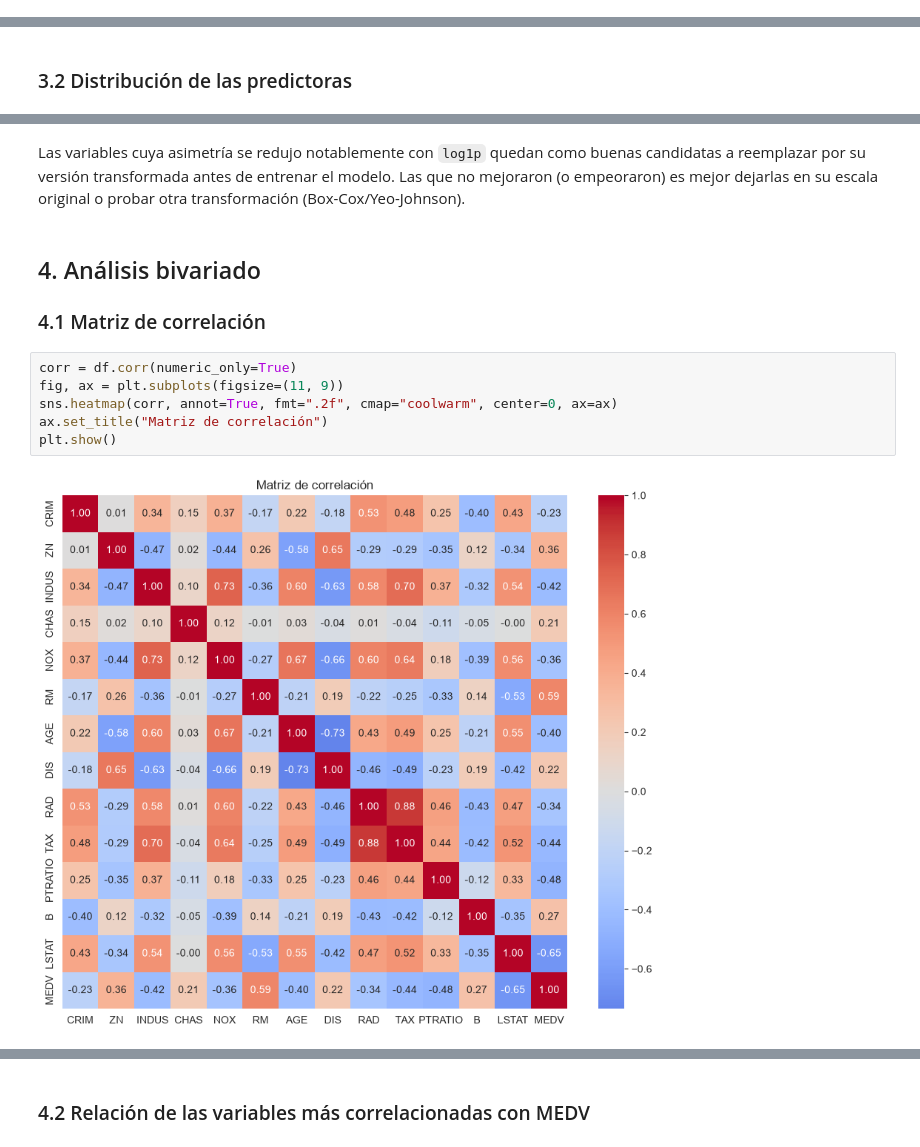
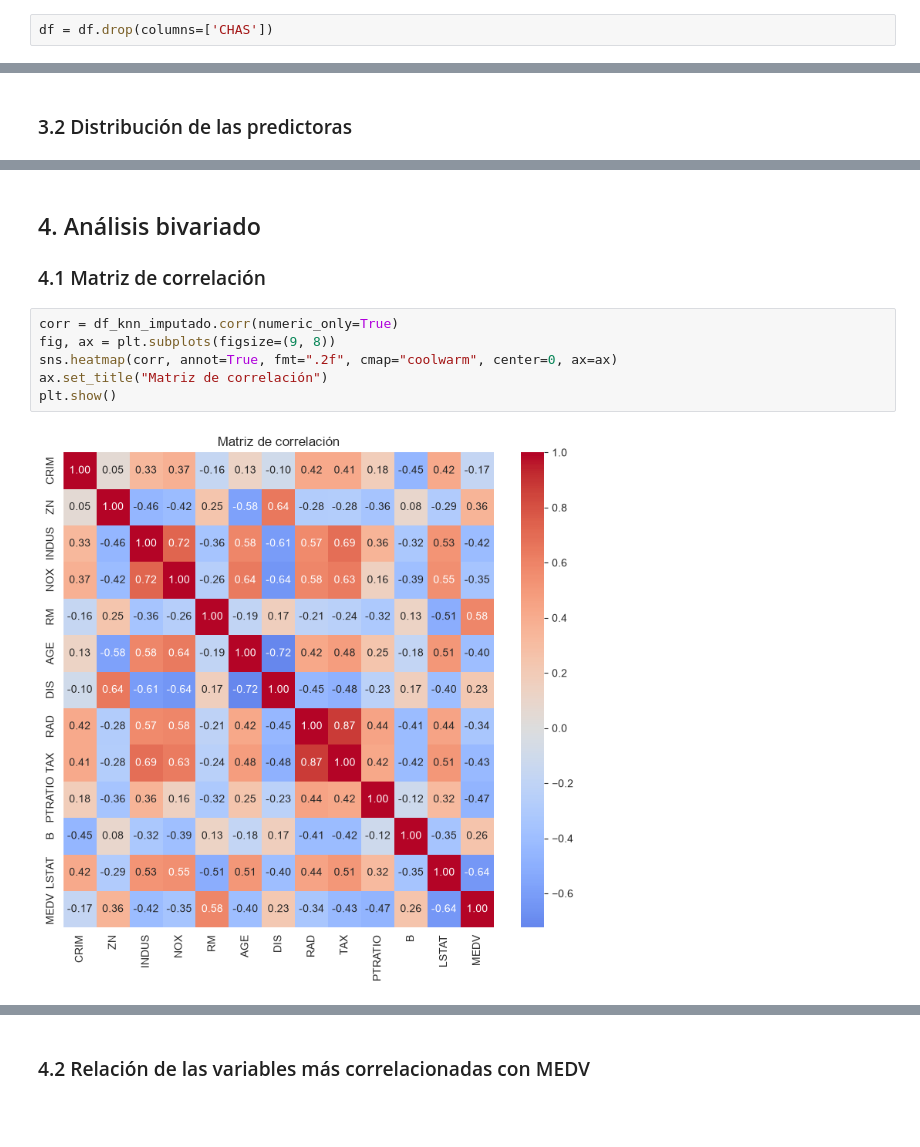
Before and after one commit to alejacos/TP_AA1_Acosta_Hauret_Rinaldi_Torres, a Jupyter notebook: TP_1/scr/EDA_AA_1_TP_1_mas_simple.ipynb, the cells around one changed output, grey strips where cells are left out. Drawn from its saved outputs; the diff is of its cells as text; blank space fills up the shorter version.

```diff
--- a/TP_1/scr/EDA_AA_1_TP_1_mas_simple.ipynb
+++ b/TP_1/scr/EDA_AA_1_TP_1_mas_simple.ipynb
@@ -170,3 +182,5 @@ Cantidad de nulos por columna:
+# %%
+df = df.drop(columns=['CHAS'])
 # %%
 nulos_por_fila = df.isna().sum(axis=1)
 print("Cantidad de nulos por fila:\n",nulos_por_fila.value_counts().sort_index())
@@ -294,17 +315,15 @@ plt.show()
-# %% [markdown]
-Las variables cuya asimetría se redujo notablemente con `log1p` quedan como buenas candidatas a reemplazar por su versión transformada antes de entrenar el modelo. Las que no mejoraron (o empeoraron) es mejor dejarlas en su escala original o probar otra transformación (Box-Cox/Yeo-Johnson).
 # %% [markdown]
 ## 4. Análisis bivariado
 
 ### 4.1 Matriz de correlación
 # %%
-corr = df.corr(numeric_only=True)
-fig, ax = plt.subplots(figsize=(11, 9))
+corr = df_knn_imputado.corr(numeric_only=True)
+fig, ax = plt.subplots(figsize=(9, 8))
 sns.heatmap(corr, annot=True, fmt=".2f", cmap="coolwarm", center=0, ax=ax)
 ax.set_title("Matriz de correlación")
 plt.show()
 # %% [output]
-[figure, old version]
+[figure, new version]
 # %%
 corr_medv = corr["MEDV"].drop("MEDV").sort_values(key=abs, ascending=False)
 print("Correlación de cada variable con MEDV (ordenada por magnitud):")
```
Also changed, not shown: parts of 24 cells of this notebook, 1 other file.
